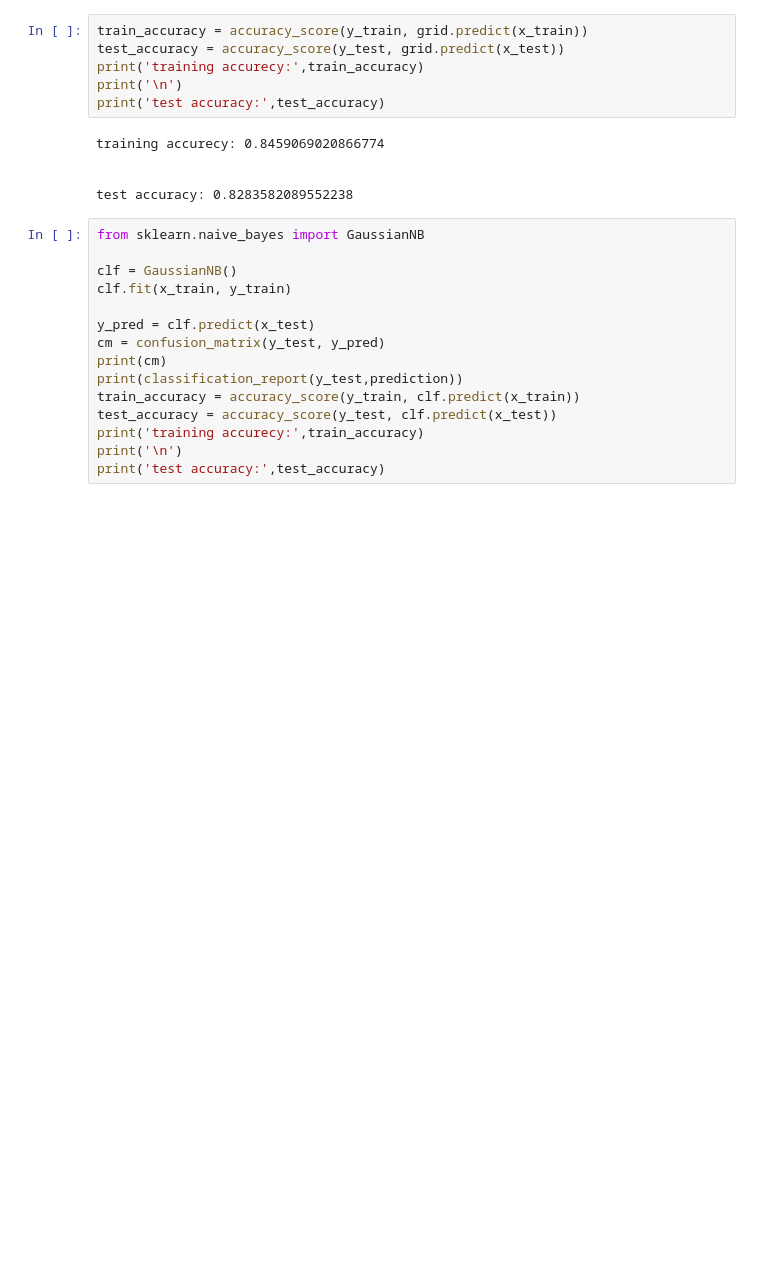
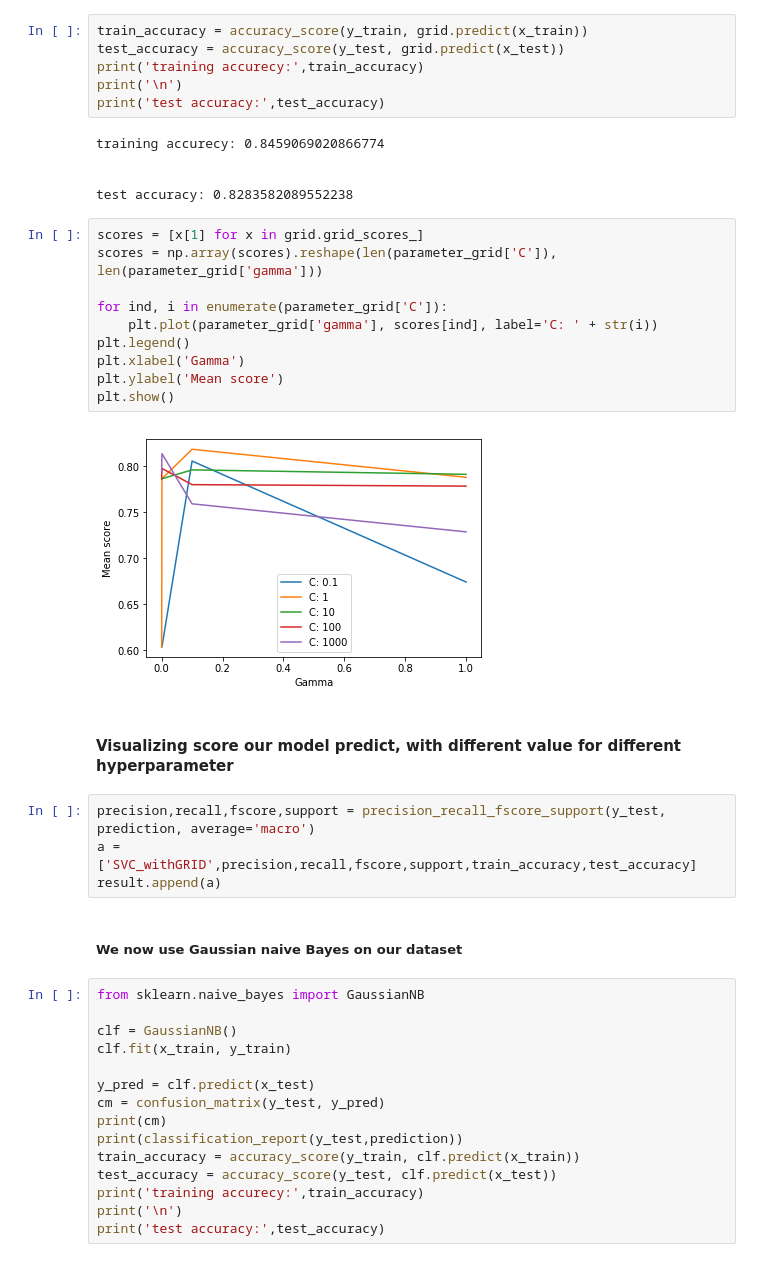
Before and after one commit to sushil79g/Data_exploration_titanic, a Jupyter notebook: Untitled1.ipynb, the cells around one changed output. Saved outputs shown, nothing was run; the diff lists cells and outputs as text; blank space fills up the shorter version.

Commit message:
added result DF

```diff
--- a/Untitled1.ipynb
+++ b/Untitled1.ipynb
@@ -281,6 +340,26 @@ training accurecy: 0.8459069020866774
 
 
 test accuracy: 0.8283582089552238
+# %%
+scores = [x[1] for x in grid.grid_scores_]
+scores = np.array(scores).reshape(len(parameter_grid['C']), len(parameter_grid['gamma']))
+
+for ind, i in enumerate(parameter_grid['C']):
+    plt.plot(parameter_grid['gamma'], scores[ind], label='C: ' + str(i))
+plt.legend()
+plt.xlabel('Gamma')
+plt.ylabel('Mean score')
+plt.show()
+# %% [output]
+[figure, added]
+# %% [markdown]
+#### Visualizing score our model predict, with different value for different hyperparameter
+# %%
+precision,recall,fscore,support = precision_recall_fscore_support(y_test, prediction, average='macro')
+a = ['SVC_withGRID',precision,recall,fscore,support,train_accuracy,test_accuracy]
+result.append(a)
+# %% [markdown]
+##### We now use Gaussian naive Bayes on our dataset
 # %%
 from sklearn.naive_bayes import GaussianNB
 
```
Also changed, not shown: parts of 36 cells of this notebook.
